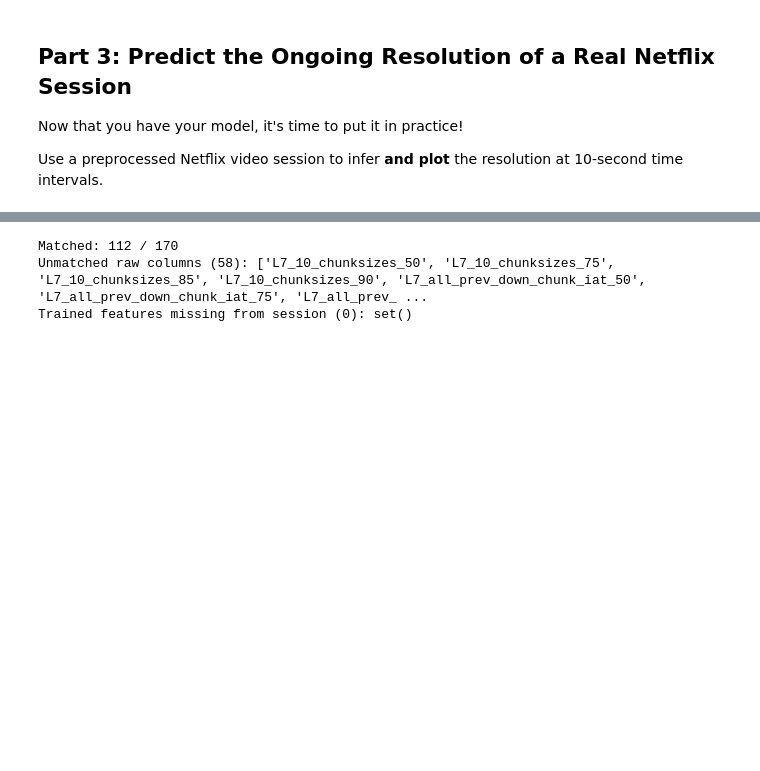
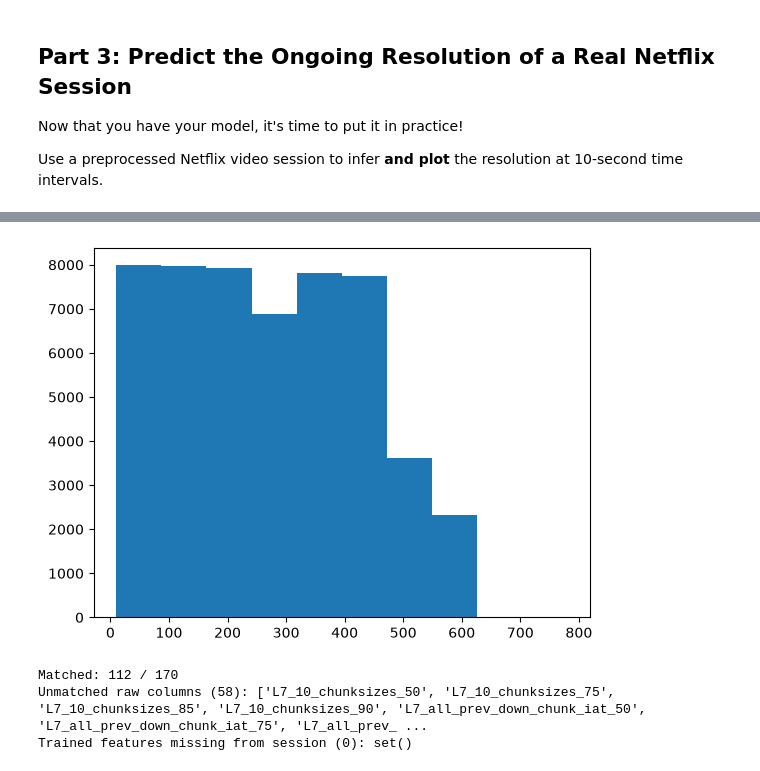
Before and after one commit to md-45/ml-systems-copy, a Jupyter notebook: docs/assignments/1-Video-Quality-Inference.ipynb, the cells around one changed output, grey strips where cells are left out. Cells and saved outputs as stored; diff of their text form; code cells hidden in the pictures; blank space fills up the shorter version.

```diff
--- a/docs/assignments/1-Video-Quality-Inference.ipynb
+++ b/docs/assignments/1-Video-Quality-Inference.ipynb
@@ -484,0 +509,6 @@ Use a preprocessed Netflix video session to infer **and plot** the resolution at
+# %%
+import matplotlib.pyplot as plt
+plt.hist(netflix_dataset["relative_timestamp"])
+plt.show()
+# %% [output]
+[figure, added]
```
Also changed, not shown: parts of 6 cells of this notebook.
